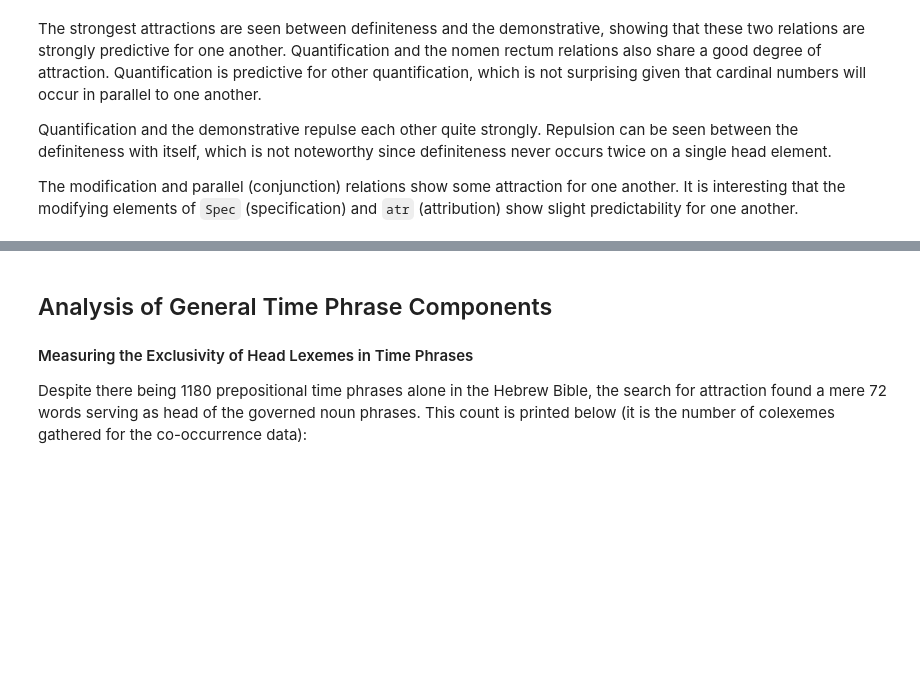
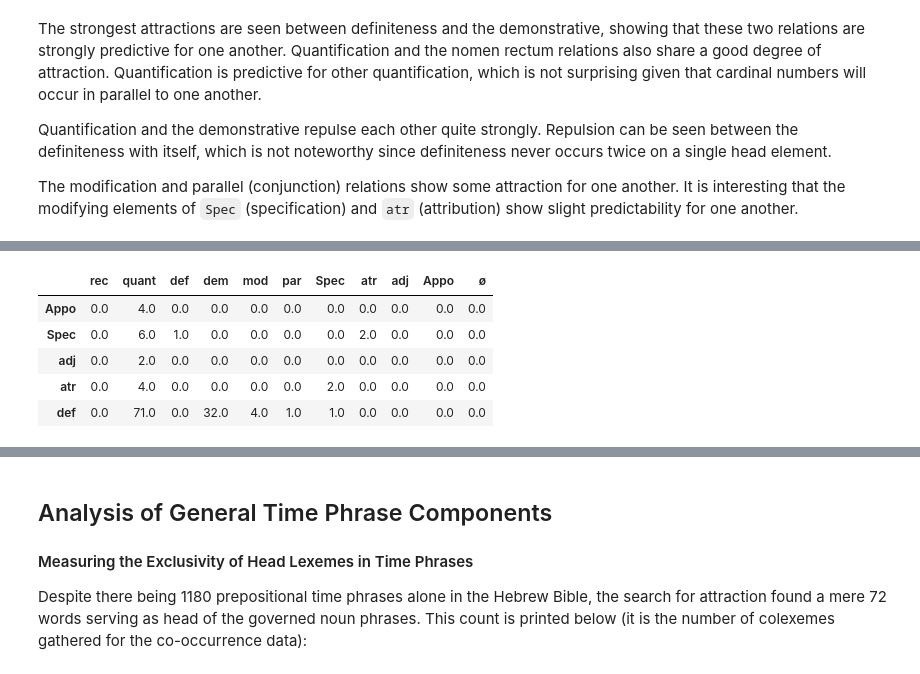
Before and after one commit to CambridgeSemiticsLab/BH_time_collocations, a Jupyter notebook: analysis/SBH_time_expressions.ipynb, the cells around one changed output, grey strips where cells are left out. Cells and saved outputs as stored; diff of their text form; code cells hidden in the pictures; blank space fills up the shorter version.

```diff
--- a/analysis/SBH_time_expressions.ipynb
+++ b/analysis/SBH_time_expressions.ipynb
@@ -1195,0 +1215,11 @@ The modification and parallel (conjunction) relations show some attraction for o
+# %%
+# unidirectional here
+
+co_relas.head()
+# %% [output]
+|  | rec | quant | def | dem | mod | par | Spec | atr | adj | Appo | ø |
+| Appo | 0.0 | 4.0 | 0.0 | 0.0 | 0.0 | 0.0 | 0.0 | 0.0 | 0.0 | 0.0 | 0.0 |
+| Spec | 0.0 | 6.0 | 1.0 | 0.0 | 0.0 | 0.0 | 0.0 | 2.0 | 0.0 | 0.0 | 0.0 |
+| adj | 0.0 | 2.0 | 0.0 | 0.0 | 0.0 | 0.0 | 0.0 | 0.0 | 0.0 | 0.0 | 0.0 |
+| atr | 0.0 | 4.0 | 0.0 | 0.0 | 0.0 | 0.0 | 2.0 | 0.0 | 0.0 | 0.0 | 0.0 |
+| def | 0.0 | 71.0 | 0.0 | 32.0 | 4.0 | 1.0 | 1.0 | 0.0 | 0.0 | 0.0 | 0.0 |
```
Also changed, not shown: parts of 14 cells of this notebook.
